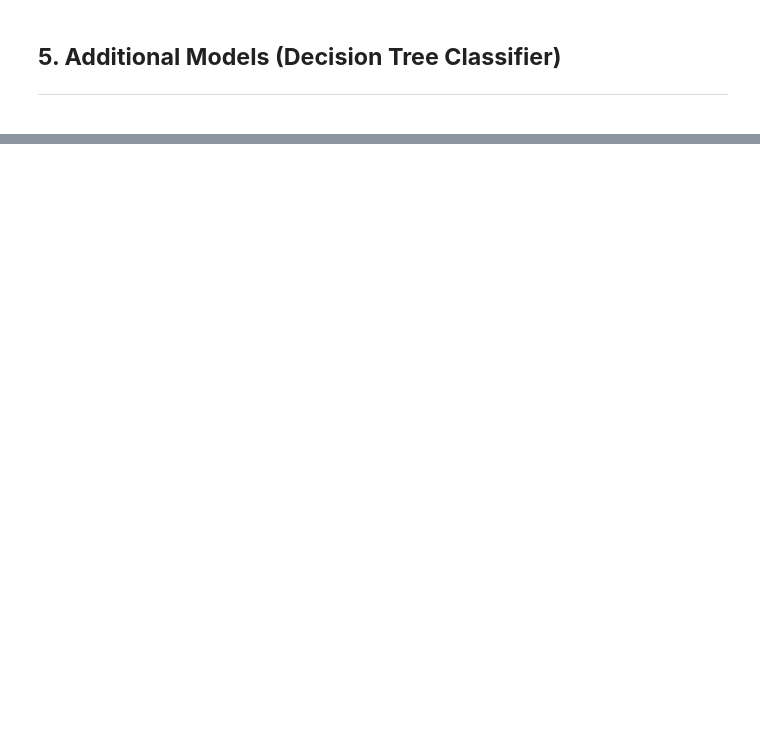
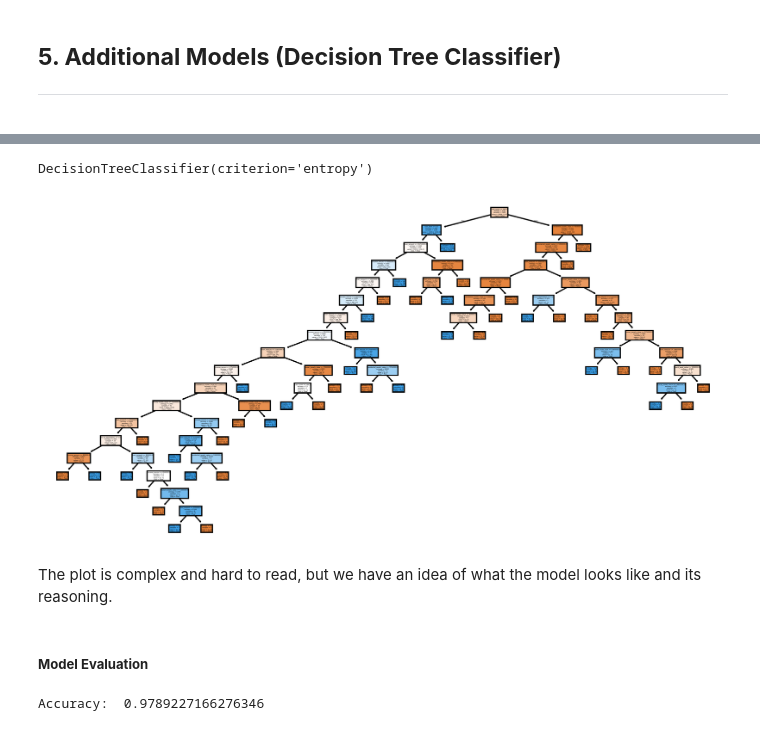
Before and after one commit to Benbellah-Owino/dsc--phase3-project-benbellah-owino-loan, a Jupyter notebook: index.ipynb, the cells around one changed output, grey strips where cells are left out. Cells and saved outputs as stored; diff of their text form; code cells hidden in the pictures; blank space fills up the shorter version.

Commit message:
Built the second model

```diff
--- a/index.ipynb
+++ b/index.ipynb
@@ -110,7 +115,7 @@ Index(['education', 'self_employed', 'loan_status'], dtype='object')
 # %% [markdown]
 Below we define our continous numerical columns and categorical columns so that we can apply the appropriate preprocessing steps to both types of columns
 # %%
-num_cols = ['loan_id', 'no_of_dependents', 'income_annum', 'loan_amount',
+num_cols = [ 'no_of_dependents', 'income_annum', 'loan_amount',
        'loan_term', 'cibil_score', 'residential_assets_value',
        'commercial_assets_value', 'luxury_assets_value', 'bank_asset_value']
 # %%
@@ -231,0 +242,19 @@ Let's try to build a decision tree classifier and see if it improves our correct
+# %%
+# Preparing the data
+df_tree = df.copy()
+yt = df_tree["loan_status"]
+Xt = df_tree.drop(columns=["loan_status"])
+Xt_train, Xt_test,yt_train, yt_test = train_test_split(Xt, yt,test_size=0.3, random_state=42)
+# %%
+# One hot encoding the variables
+ohe = OneHotEncoder()
+
+ohe.fit(Xt_train[cat_cols])
+Xt_train_ohe = ohe.transform(Xt_train[cat_cols]).toarray()
+ohe_df = pd.DataFrame(Xt_train_ohe, columns=ohe.get_feature_names_out(cat_cols), index=Xt_train.index)
+
+Xt_final = pd.concat(
+    [Xt_train[num_cols], ohe_df],
+    axis = 1
+)
+Xt_final.head()
@@ -231,0 +268,38 @@ Let's try to build a decision tree classifier and see if it improves our correct
+# %%
+# Fitting the model
+dtm1 = DecisionTreeClassifier(criterion="entropy")
+dtm1.fit(Xt_final, yt_train)
+# %% [output]
+DecisionTreeClassifier(criterion='entropy')
+# %%
+# Plot the decision tree
+fig, axes = plt.subplots(nrows = 1, ncols=1, figsize = (10, 5), dpi=300)
+tree.plot_tree(dtm1,
+               feature_names = Xt_final.columns,
+               class_names=np.unique(y).astype('str'),
+               filled = True)
+plt.show()
+# %% [output]
+[figure, added]
+# %% [markdown]
+The plot is complex and hard to read, but we have an idea of what the model looks like and its reasoning.
+# %% [markdown]
+##### **Model Evaluation**
+# %%
+Xt_test_ohe = ohe.transform(Xt_test[cat_cols]).toarray()
+ohe_ttest = pd.DataFrame(
+    Xt_test_ohe,
+    columns = ohe.get_feature_names_out(cat_cols),
+    index = Xt_test.index
+)
+
+Xt_test_final = pd.concat(
+    [Xt_test[num_cols], ohe_ttest],
+    axis = 1
+)
+
+yt_preds = dtm1.predict(Xt_test_final)
+
+print('Accuracy: ', accuracy_score(yt_test, yt_preds))
+# %% [output]
+Accuracy:  0.9789227166276346
```
Also changed, not shown: parts of 19 cells of this notebook.
